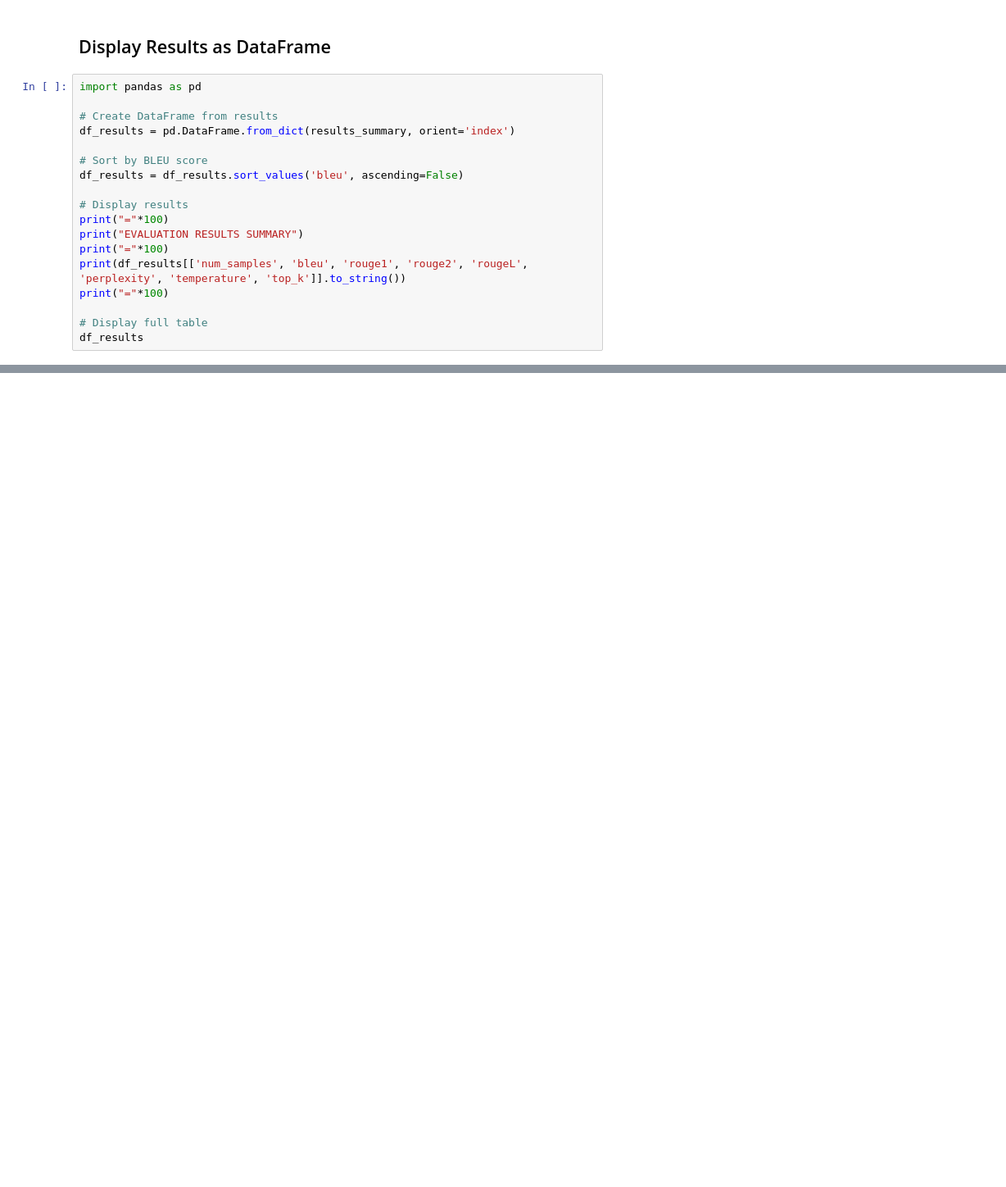
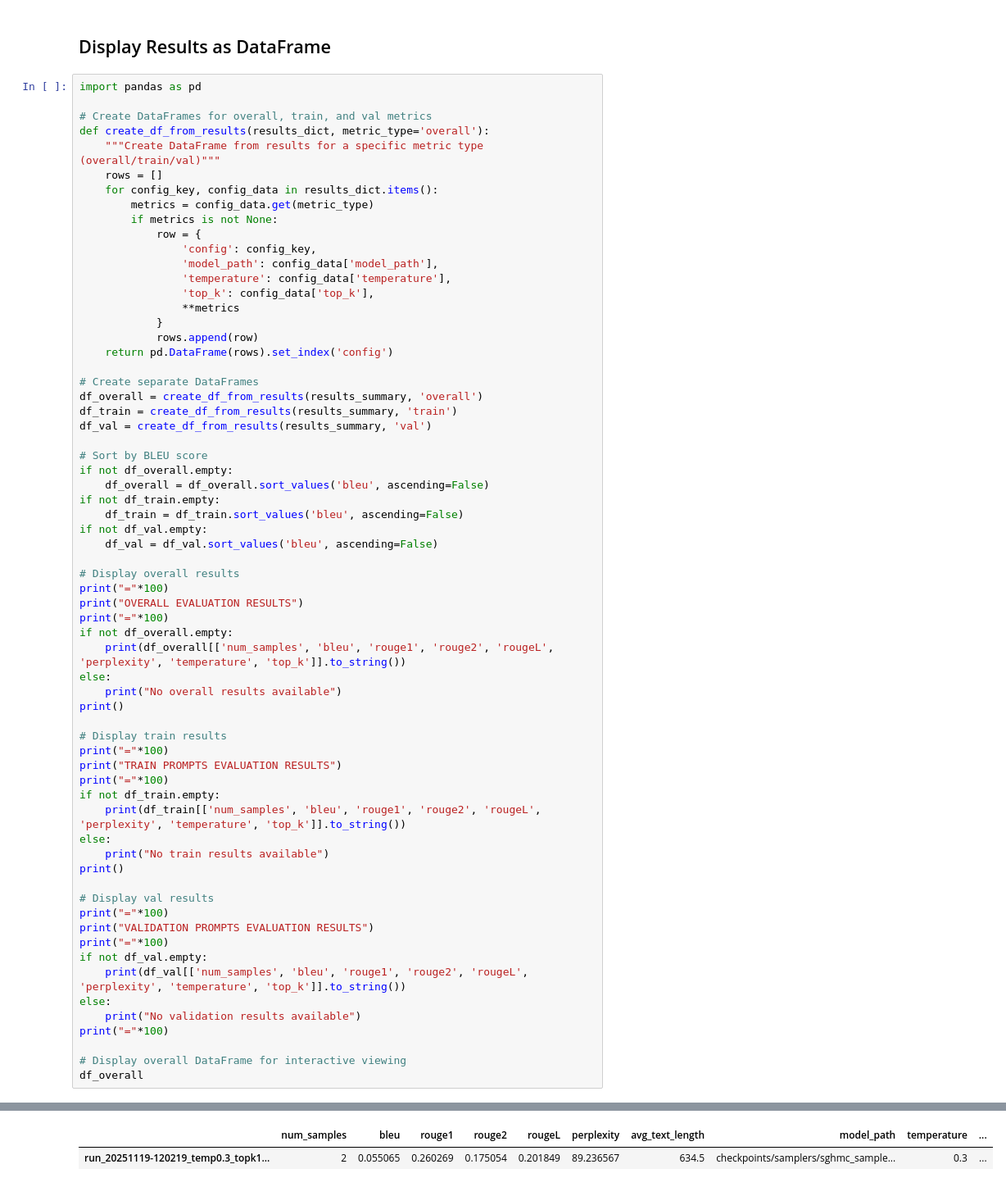
Before and after one commit to ssophiee/adl-bnn-textgen, a Jupyter notebook: src/evaluation/blue_and_so_on_on_gen_res_json.ipynb, the cells around one changed output, grey strips where cells are left out. Shown: that part at 82% size. Saved outputs shown, nothing was run; the diff lists cells and outputs as text; blank space fills up the shorter version.

```diff
--- a/src/evaluation/blue_and_so_on_on_gen_res_json.ipynb
+++ b/src/evaluation/blue_and_so_on_on_gen_res_json.ipynb
@@ -867,18 +898,66 @@ Completed metrics calculation for 0 configurations
 # %%
 import pandas as pd
 
-# Create DataFrame from results
-df_results = pd.DataFrame.from_dict(results_summary, orient='index')
+# Create DataFrames for overall, train, and val metrics
+def create_df_from_results(results_dict, metric_type='overall'):
+    """Create DataFrame from results for a specific metric type (overall/train/val)"""
+    rows = []
+    for config_key, config_data in results_dict.items():
+        metrics = config_data.get(metric_type)
+        if metrics is not None:
+            row = {
+                'config': config_key,
+                'model_path': config_data['model_path'],
+                'temperature': config_data['temperature'],
+                'top_k': config_data['top_k'],
+                **metrics
+            }
+            rows.append(row)
+    return pd.DataFrame(rows).set_index('config')
+
+# Create separate DataFrames
+df_overall = create_df_from_results(results_summary, 'overall')
+df_train = create_df_from_results(results_summary, 'train')
+df_val = create_df_from_results(results_summary, 'val')
 
 # Sort by BLEU score
-df_results = df_results.sort_values('bleu', ascending=False)
+if not df_overall.empty:
+    df_overall = df_overall.sort_values('bleu', ascending=False)
+if not df_train.empty:
+    df_train = df_train.sort_values('bleu', ascending=False)
+if not df_val.empty:
+    df_val = df_val.sort_values('bleu', ascending=False)
 
-# Display results
+# Display overall results
 print("="*100)
-print("EVALUATION RESULTS SUMMARY")
+print("OVERALL EVALUATION RESULTS")
 print("="*100)
-print(df_results[['num_samples', 'bleu', 'rouge1', 'rouge2', 'rougeL', 'perplexity', 'temperature', 'top_k']].to_string())
+if not df_overall.empty:
+    print(df_overall[['num_samples', 'bleu', 'rouge1', 'rouge2', 'rougeL', 'perplexity', 'temperature', 'top_k']].to_string())
+else:
+    print("No overall results available")
+print()
+
+# Display train results
+print("="*100)
+print("TRAIN PROMPTS EVALUATION RESULTS")
+print("="*100)
+if not df_train.empty:
+    print(df_train[['num_samples', 'bleu', 'rouge1', 'rouge2', 'rougeL', 'perplexity', 'temperature', 'top_k']].to_string())
+else:
+    print("No train results available")
+print()
+
+# Display val results
+print("="*100)
+print("VALIDATION PROMPTS EVALUATION RESULTS")
+print("="*100)
+if not df_val.empty:
+    print(df_val[['num_samples', 'bleu', 'rouge1', 'rouge2', 'rougeL', 'perplexity', 'temperature', 'top_k']].to_string())
+else:
+    print("No validation results available")
 print("="*100)
 
-# Display full table
-df_results
+# Display overall DataFrame for interactive viewing
+df_overall
+# %% [output]
@@ -885,3 +970,5 @@ df_results
+|  | num_samples | bleu | rouge1 | rouge2 | rougeL | perplexity | avg_text_length | model_path | temperature | ... |
+| run_20251119-120219_temp0.3_topk1... | 2 | 0.055065 | 0.260269 | 0.175054 | 0.201849 | 89.236567 | 634.5 | checkpoints/samplers/sghmc_sample... | 0.3 | ... |
 # %% [markdown]
 ## Visualize Results
 # %%
```
Also changed, not shown: parts of 15 cells of this notebook, 8 other files.
